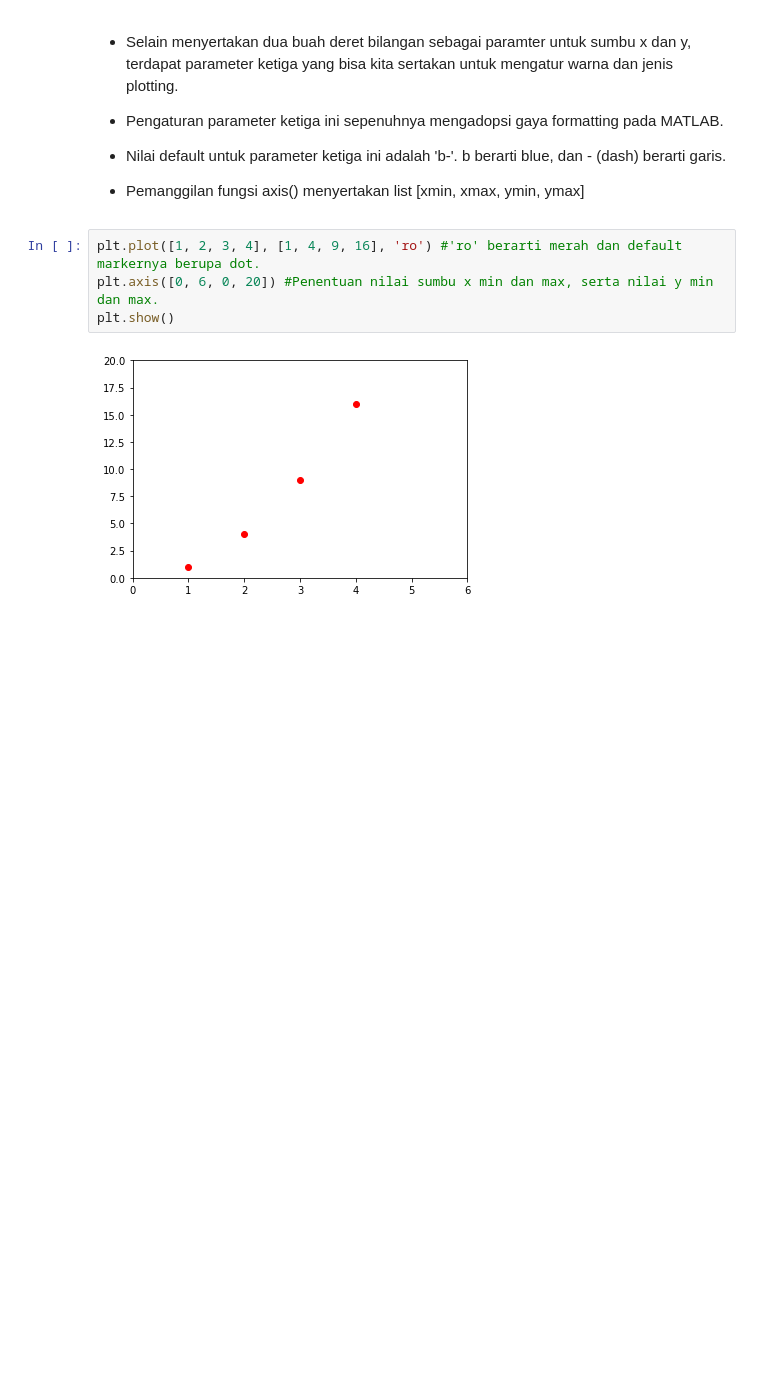
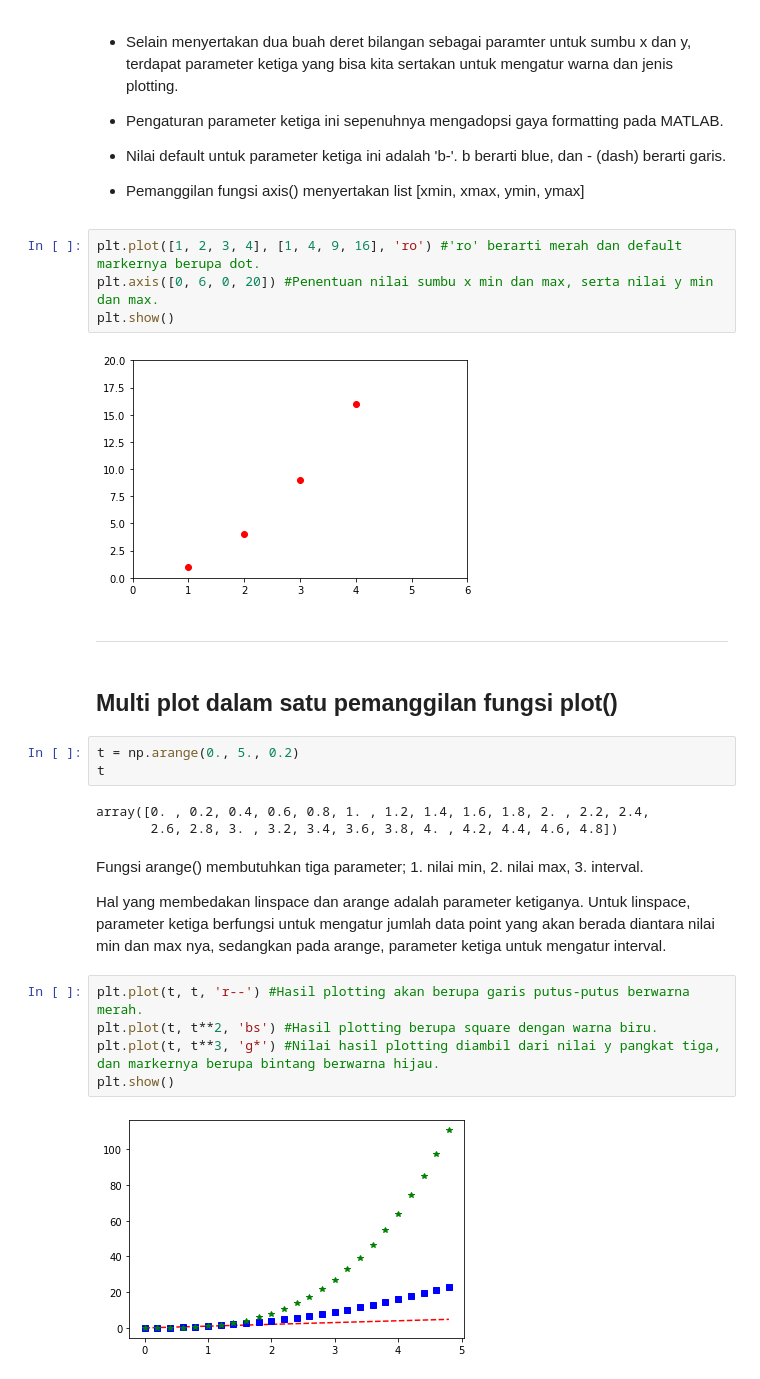
Before and after one commit to medievalgoose/matplotlib, a Jupyter notebook: Matplotlib-Week2.ipynb, the cells around one changed output. Saved outputs shown, nothing was run; the diff lists cells and outputs as text; blank space fills up the shorter version.

Commit message:
Tambahan materi multiplot dengan 1 fungsi & plotting dengan keywords

```diff
--- a/Matplotlib-Week2.ipynb
+++ b/Matplotlib-Week2.ipynb
@@ -55,3 +55,24 @@ plt.axis([0, 6, 0, 20]) #Penentuan nilai sumbu x min dan max, serta nilai y min
 plt.show()
 # %% [output]
 [figure]
+# %% [markdown]
+***
+# %% [markdown]
+## Multi plot dalam satu pemanggilan fungsi plot()
+# %%
+t = np.arange(0., 5., 0.2)
+t
+# %% [output]
+array([0. , 0.2, 0.4, 0.6, 0.8, 1. , 1.2, 1.4, 1.6, 1.8, 2. , 2.2, 2.4,
+       2.6, 2.8, 3. , 3.2, 3.4, 3.6, 3.8, 4. , 4.2, 4.4, 4.6, 4.8])
+# %% [markdown]
+Fungsi arange() membutuhkan tiga parameter; 1. nilai min, 2. nilai max, 3. interval.
+
+Hal yang membedakan linspace dan arange adalah parameter ketiganya. Untuk linspace, parameter ketiga berfungsi untuk mengatur jumlah data point yang akan berada diantara nilai min dan max nya, sedangkan pada arange, parameter ketiga untuk mengatur interval.
+# %%
+plt.plot(t, t, 'r--') #Hasil plotting akan berupa garis putus-putus berwarna merah.
+plt.plot(t, t**2, 'bs') #Hasil plotting berupa square dengan warna biru.
+plt.plot(t, t**3, 'g*') #Nilai hasil plotting diambil dari nilai y pangkat tiga, dan markernya berupa bintang berwarna hijau.
+plt.show()
+# %% [output]
+[figure, added]
```
Also changed, not shown: parts of 11 cells of this notebook.
